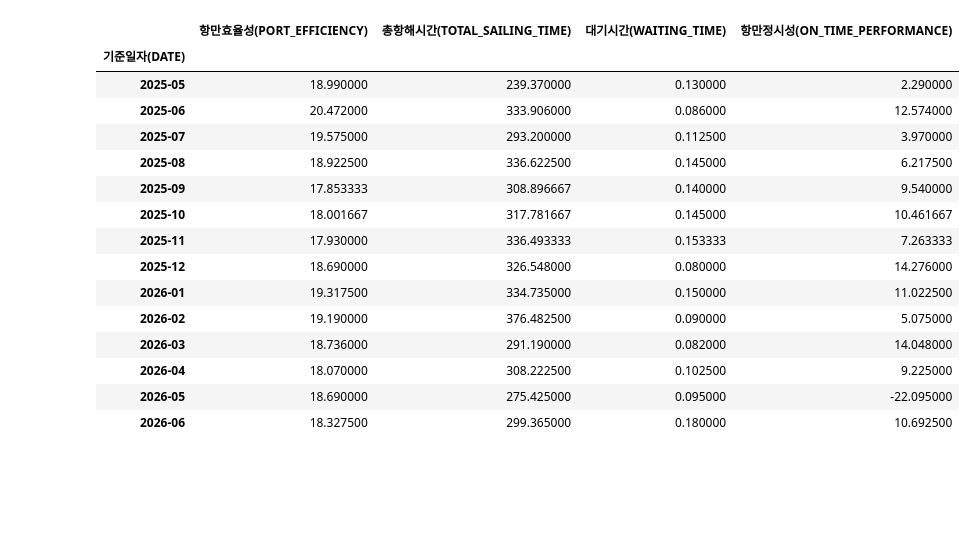
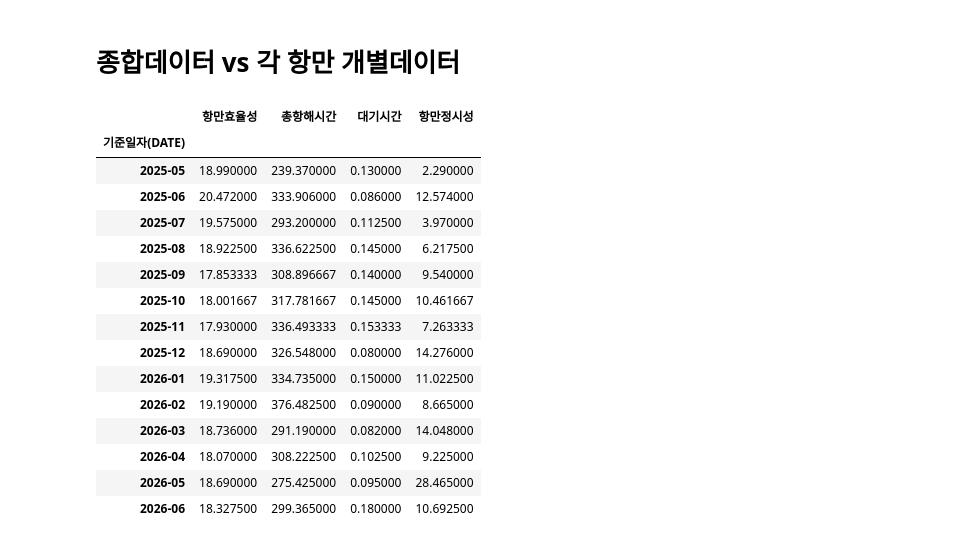
Before and after one commit to donghwa93/proj_session_2_tp3, a Jupyter notebook: analysis/analysis_kdh.ipynb, the cells around one changed output. Cells and saved outputs as stored; diff of their text form; code cells hidden in the pictures; blank space fills up the shorter version.

```diff
--- a/analysis/analysis_kdh.ipynb
+++ b/analysis/analysis_kdh.ipynb
@@ -81,0 +134,5 @@ dtype: int64
+# %%
+# 날짜 데이터 형식 변경
+df['기준일자(DATE)'] = pd.to_datetime(df['기준일자(DATE)'])
+
+df.info()
@@ -131,0 +265,5 @@ Freq: M, dtype: int64
+# %%
+# 종합 데이터와 항만별 데이터 구분.
+country_df = df[df['도착항코드(DEST_PORT_CODE)']!= 'KPLI']
+kpli_df = df[df['도착항코드(DEST_PORT_CODE)']== 'KPLI']
+country_df
@@ -132,14 +408,14 @@ Freq: M, dtype: int64
+# %% [markdown]
+# **종합데이터 vs 각 항만 개별데이터**
 # %%
-kpli_mean_dt = kpli_port_df.groupby(
-    pd.to_datetime(kpli_port_df['기준일자(DATE)']).dt.to_period('M')
-)[['항만효율성(PORT_EFFICIENCY)',
- '총항해시간(TOTAL_SAILING_TIME)',
- '대기시간(WAITING_TIME)',
- '항만정시성(ON_TIME_PERFORMANCE)']].mean()
-
-kpli_mean_dt
+kpli_df.groupby(pd.to_datetime(kpli_df['기준일자(DATE)']).dt.to_period('M')).agg(
+    항만효율성=('항만효율성(PORT_EFFICIENCY)', 'mean'),
+    총항해시간=('총항해시간(TOTAL_SAILING_TIME)', 'mean'),
+    대기시간=('대기시간(WAITING_TIME)', 'mean'),
+    항만정시성=('항만정시성(ON_TIME_PERFORMANCE)', lambda x: x.abs().mean()),
+)
 # %% [output]
-|  | 항만효율성(PORT_EFFICIENCY) | 총항해시간(TOTAL_SAILING_TIME) | 대기시간(WAITING_TIME) | 항만정시성(ON_TIME_PERFORMANCE) |
+|  | 항만효율성 | 총항해시간 | 대기시간 | 항만정시성 |
 | 기준일자(DATE) |  |  |  |  |
 | 2025-05 | 18.990000 | 239.370000 | 0.130000 | 2.290000 |
 | 2025-06 | 20.472000 | 333.906000 | 0.086000 | 12.574000 |
@@ -150,9 +426,9 @@ kpli_mean_dt
 | 2025-11 | 17.930000 | 336.493333 | 0.153333 | 7.263333 |
 | 2025-12 | 18.690000 | 326.548000 | 0.080000 | 14.276000 |
 | 2026-01 | 19.317500 | 334.735000 | 0.150000 | 11.022500 |
-| 2026-02 | 19.190000 | 376.482500 | 0.090000 | 5.075000 |
+| 2026-02 | 19.190000 | 376.482500 | 0.090000 | 8.665000 |
 | 2026-03 | 18.736000 | 291.190000 | 0.082000 | 14.048000 |
 | 2026-04 | 18.070000 | 308.222500 | 0.102500 | 9.225000 |
-| 2026-05 | 18.690000 | 275.425000 | 0.095000 | -22.095000 |
+| 2026-05 | 18.690000 | 275.425000 | 0.095000 | 28.465000 |
 | 2026-06 | 18.327500 | 299.365000 | 0.180000 | 10.692500 |
 # %%
```
Also changed, not shown: parts of 59 cells of this notebook.
